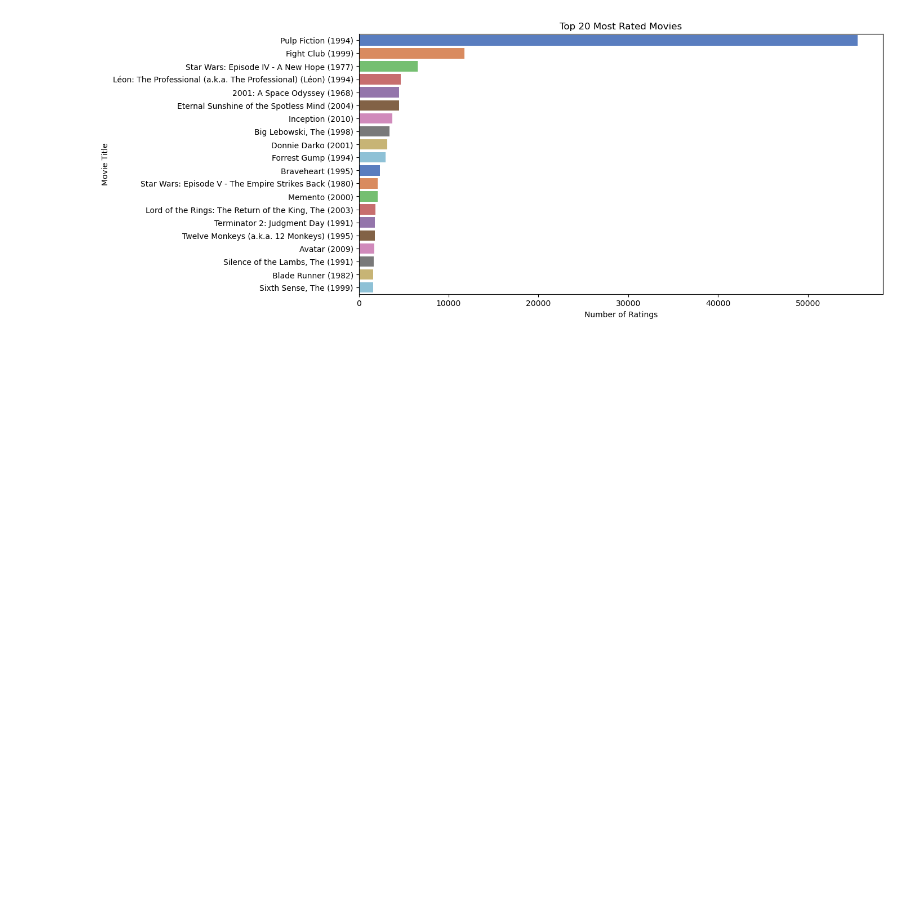
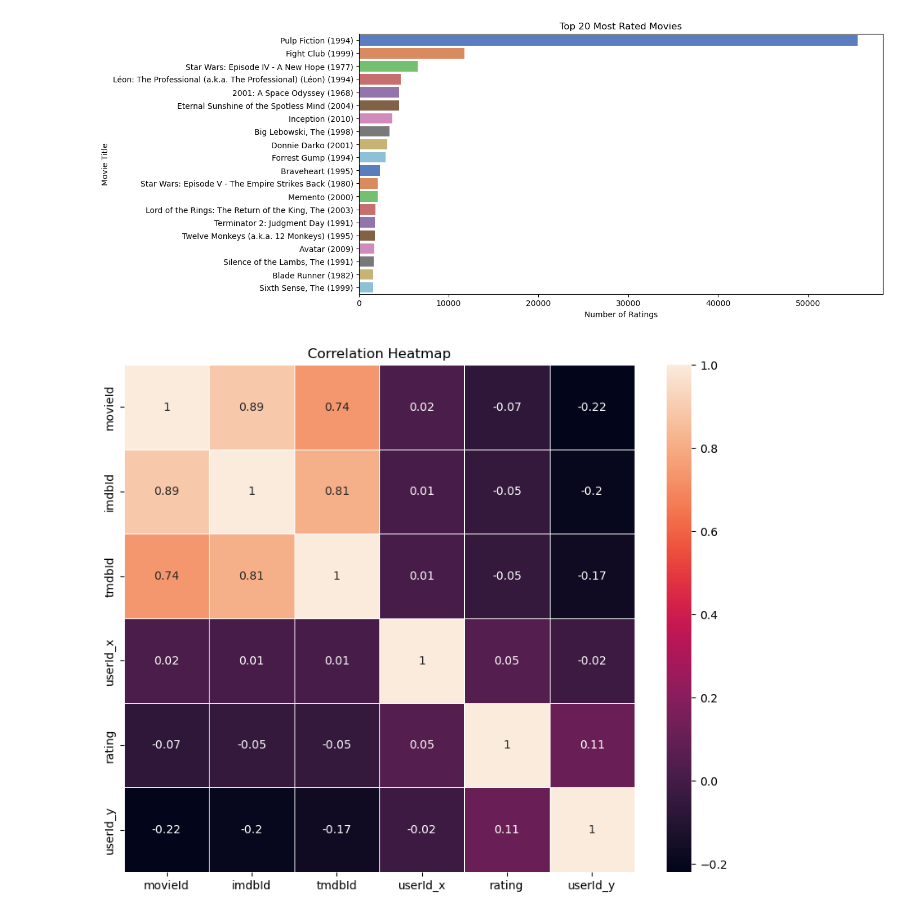
Before and after one commit to Perception-ui/phase_4, a Jupyter notebook: notebook.ipynb, the cells around one changed output. Drawn from its saved outputs; the diff is of its cells as text; code cells hidden in the pictures; blank space fills up the shorter version.

```diff
--- a/notebook.ipynb
+++ b/notebook.ipynb
@@ -245,3 +333,14 @@ Passing `palette` without assigning `hue` is deprecated and will be removed in v
 
   sns.barplot(x='rating', y='title', data=top_rated_movies, palette='muted', orient='h')
 [figure]
+# %%
+# Calculate the correlations
+correlations = df.corr()
+
+# Create a heatmap
+plt.figure(figsize=(10, 8))
+sns.heatmap(round(correlations, 2), annot=True, linewidths=.7)
+plt.title('Correlation Heatmap')
+plt.show()
+# %% [output]
+[figure, added]
```
Also changed, not shown: parts of 8 cells of this notebook.
